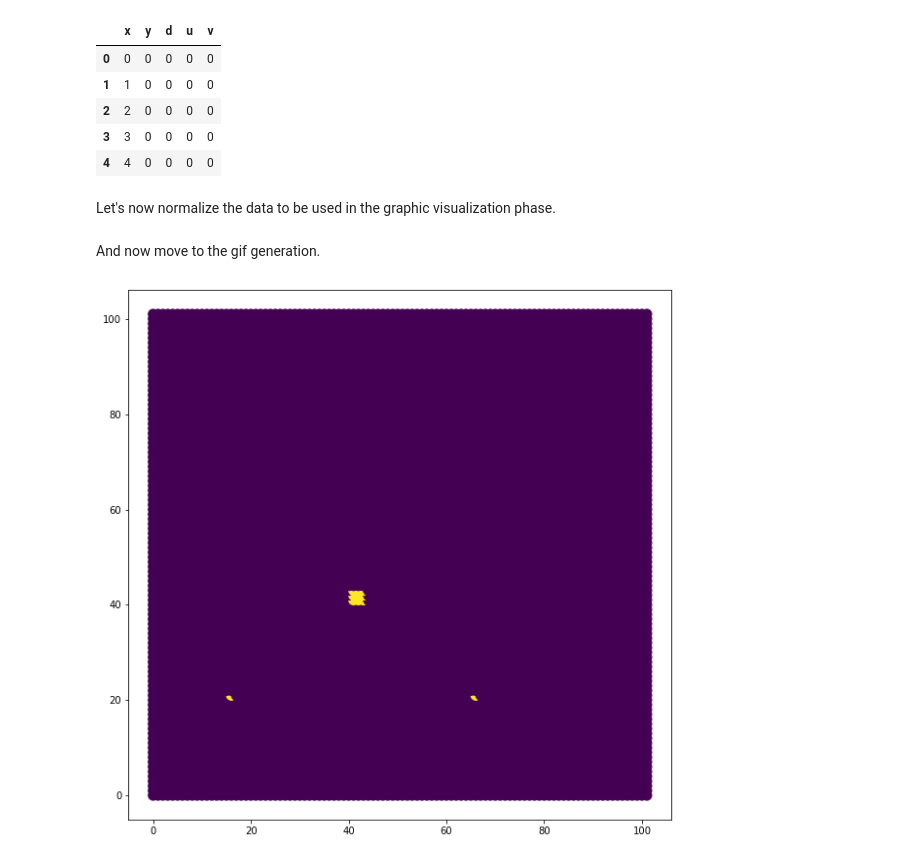
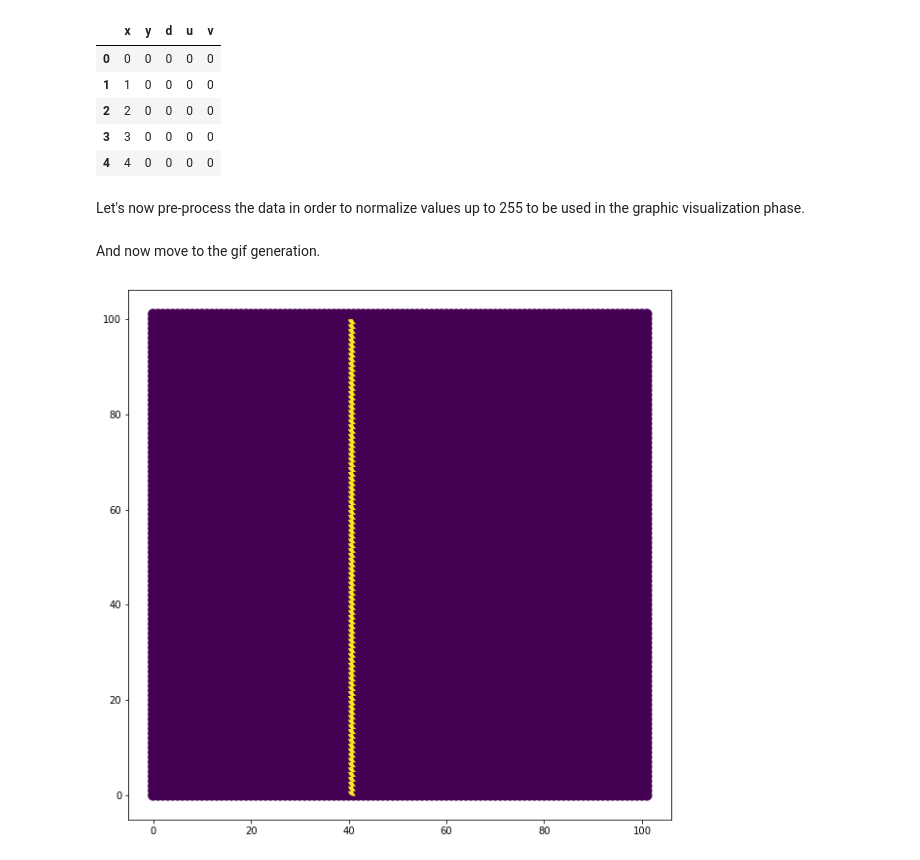
Before and after one commit to carlocorradini/hpc4ds, a Jupyter notebook: navier_strokes/grid_elab_2.ipynb, the cells around one changed output. Cells and saved outputs as stored; diff of their text form; code cells hidden in the pictures.

```diff
--- a/navier_strokes/grid_elab_2.ipynb
+++ b/navier_strokes/grid_elab_2.ipynb
@@ -113,7 +113,7 @@ data[0].head()
 | 3 | 3 | 0 | 0 | 0 | 0 |
 | 4 | 4 | 0 | 0 | 0 | 0 |
 # %% [markdown]
-Let's now normalize the data to be used in the graphic visualization phase.
+Let's now pre-process the data in order to normalize values up to 255 to be used in the graphic visualization phase.
 # %%
 plot_data = []
 
@@ -133,23 +133,22 @@ for i in range(FRAMES):
 And now move to the gif generation.
 # %%
 def main():
-    #color_data = plot_data[0]['density']
-    color_data = np.random.random((FRAMES, FRAME_POINTS))  # THIS INSTEAD DOES SOMETHING SIMILAR
+    color_data = plot_data[0]['density']  #np.random.random((FRAMES, FRAME_POINTS))  # THIS INSTEAD DOES SOMETHING SIMILAR
     x, y, c = plot_data[0]['x'], plot_data[0]['y'], plot_data[0]['density']
 
     fig = plt.figure(figsize=(10, 10))
     scat = plt.scatter(x, y, c=c, s=100)
 
     ani = animation.FuncAnimation(fig, update_plot, frames=range(FRAMES),
                                   fargs=(color_data, scat))
     plt.show()
     ani.save('animation.gif')
 
 def update_plot(i, custom_data, scat):
     scat.set_offsets(np.c_[plot_data[i]['x'], plot_data[i]['y']])
     scat.set_array(plot_data[i]['density'])
     return scat,
 
 main()
 # %% [output]
-[figure, old version]
+[figure, new version]
```
Also changed, not shown: parts of 5 cells of this notebook, 3 other files.
